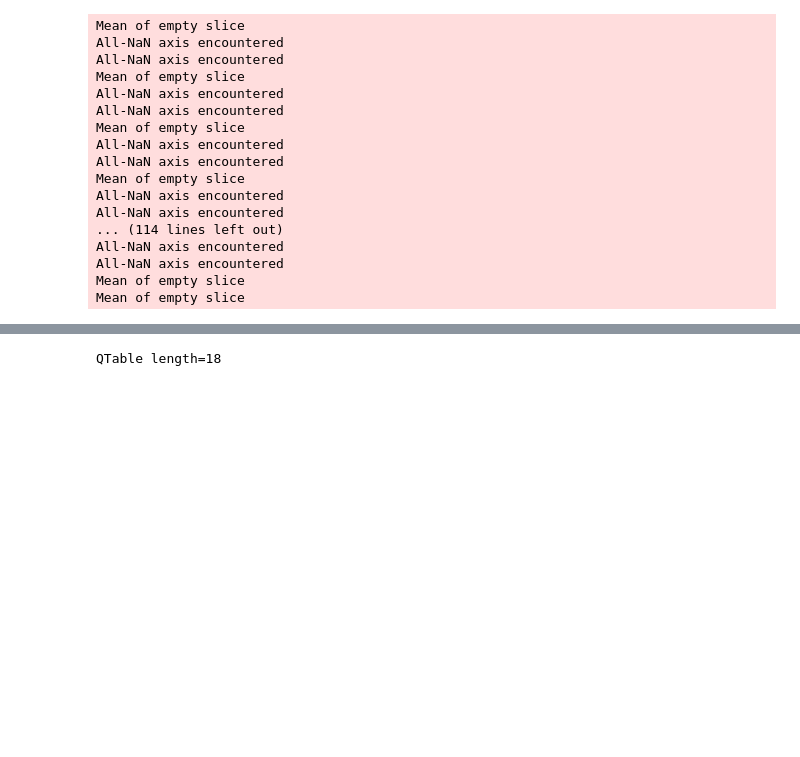
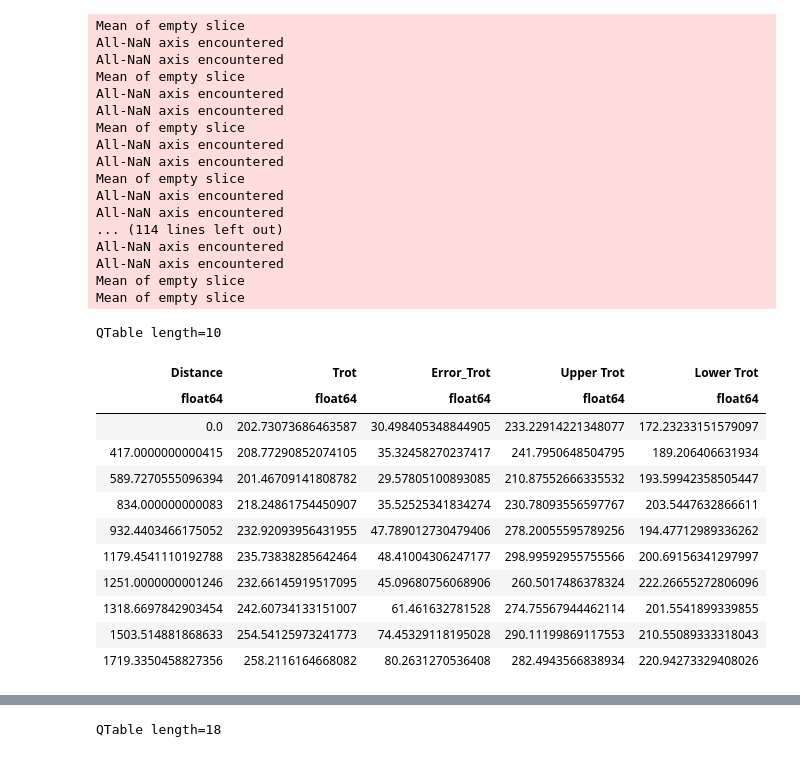
Before and after one commit to djeff1887/SgrB2DS_COMWorkspace, a Jupyter notebook: scripts/average_abundanceratio_vs_temperature_distributions.ipynb, the cells around one changed output, grey strips where cells are left out. Drawn from its saved outputs; the diff is of its cells as text; code cells hidden in the pictures; blank space fills up the shorter version.

```diff
--- a/scripts/average_abundanceratio_vs_temperature_distributions.ipynb
+++ b/scripts/average_abundanceratio_vs_temperature_distributions.ipynb
@@ -162,6 +170,22 @@ All-NaN axis encountered
 All-NaN axis encountered
 Mean of empty slice
 Mean of empty slice
+# %%
+radial_average_trots
+# %% [output]
+QTable length=10
+| Distance | Trot | Error_Trot | Upper Trot | Lower Trot |
+| float64 | float64 | float64 | float64 | float64 |
+| 0.0 | 202.73073686463587 | 30.498405348844905 | 233.22914221348077 | 172.23233151579097 |
+| 417.0000000000415 | 208.77290852074105 | 35.32458270237417 | 241.7950648504795 | 189.206406631934 |
+| 589.7270555096394 | 201.46709141808782 | 29.57805100893085 | 210.87552666335532 | 193.59942358505447 |
+| 834.000000000083 | 218.24861754450907 | 35.52525341834274 | 230.78093556597767 | 203.5447632866611 |
+| 932.4403466175052 | 232.92093956431955 | 47.789012730479406 | 278.20055595789256 | 194.47712989336262 |
+| 1179.4541110192788 | 235.73838285642464 | 48.41004306247177 | 298.99592955755566 | 200.69156341297997 |
+| 1251.0000000001246 | 232.66145919517095 | 45.09680756068906 | 260.5017486378324 | 222.26655272806096 |
+| 1318.6697842903454 | 242.60734133151007 | 61.461632781528 | 274.75567944462114 | 201.5541899339855 |
+| 1503.514881868633 | 254.54125973241773 | 74.45329118195028 | 290.11199869117553 | 210.55089333318043 |
+| 1719.3350458827356 | 258.2116164668082 | 80.2631270536408 | 282.4943566838934 | 220.94273329408026 |
 # %%
 plt.figure()
 #plt.scatter(radial_average_nch3oh['Distance'],radial_average_nch3oh['N(CH3OH)'],label=r'C$_2$H$_5$OH')
```
Also changed, not shown: parts of 5 cells of this notebook, 5 other files.
